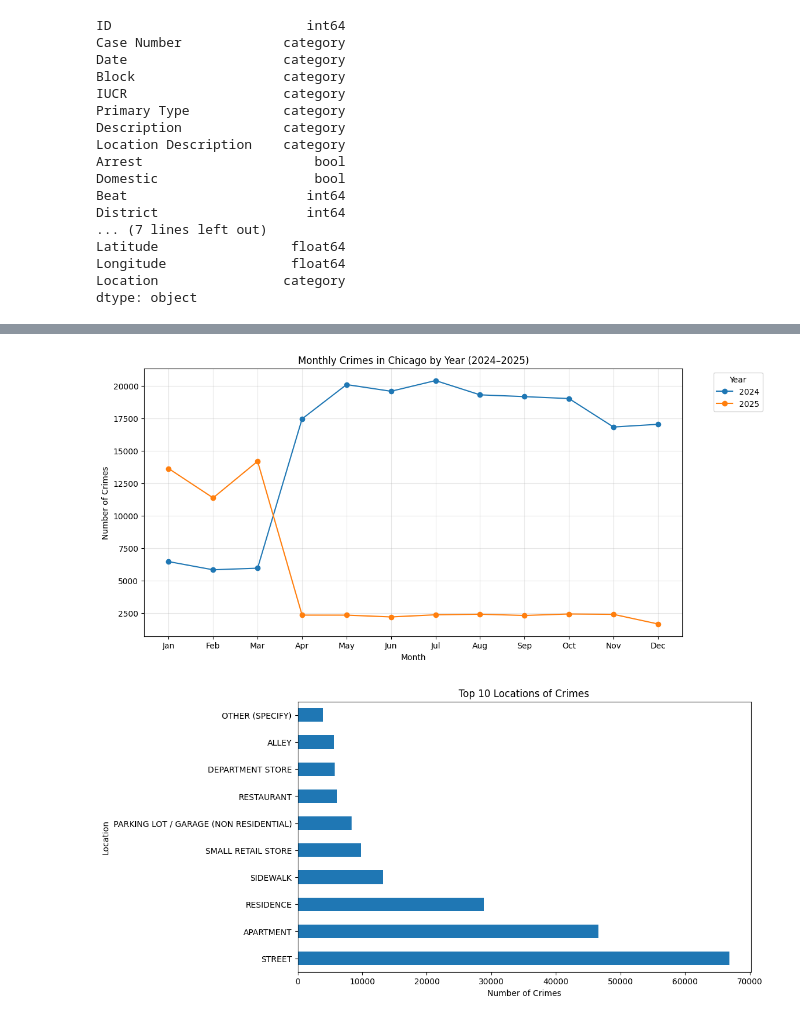
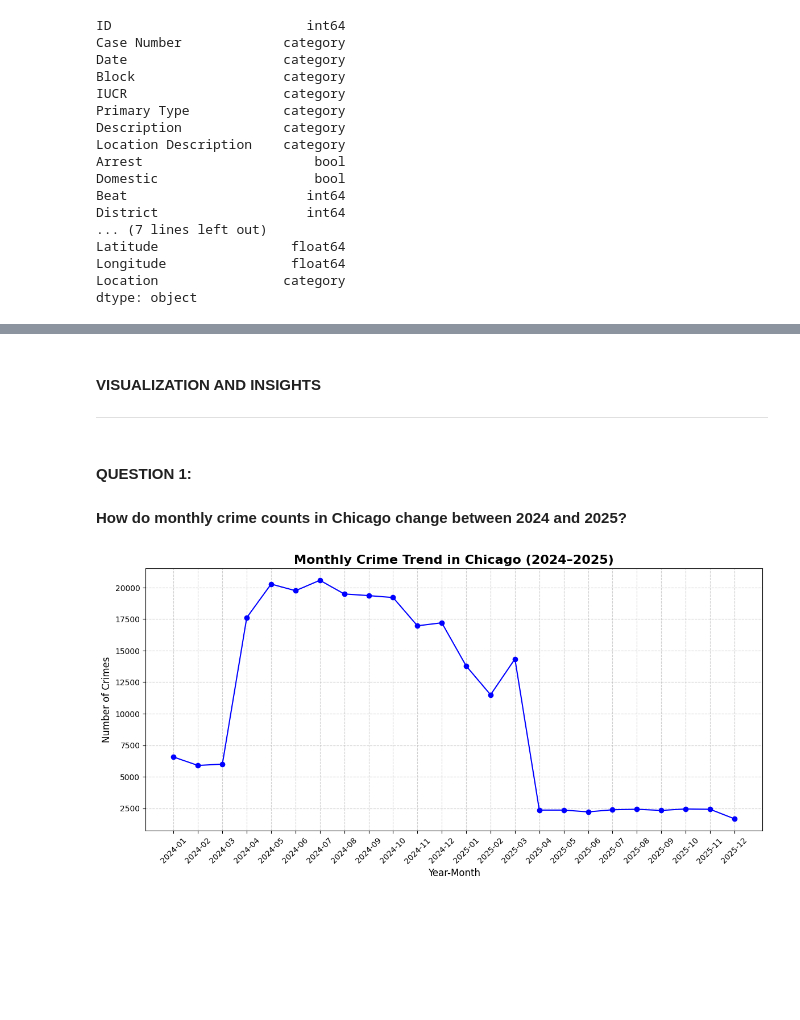
Before and after one commit to Mj-coder13/ELEC303_RAMILO-3B, a Jupyter notebook: HANDS_ON_RAMILO.ipynb, the cells around one changed output, grey strips where cells are left out. Saved outputs shown, nothing was run; the diff lists cells and outputs as text; code cells hidden in the pictures; blank space fills up the shorter version.

```diff
--- a/HANDS_ON_RAMILO.ipynb
+++ b/HANDS_ON_RAMILO.ipynb
@@ -540 +543,6 @@ df['Date'] = pd.to_datetime(df['Date'], dayfirst = True, errors = 'coerce')
+# %%
+df['Year'] = df['Date'].dt.year
+df['Month'] = df['Date'].dt.month
+df['Day'] = df['Date'].dt.day
+df['DayOfWeek'] = df['Date'].dt.dayofweek
 # %%
@@ -603,6 +615,0 @@ Name: Arrest, Length: 246582, dtype: bool>
-# %%
-df = df[df['Arrest'] != '']
-df['Arrest'].value_counts().plot(kind='bar')
-plt.xticks(rotation = 90)
-plt.legend(title="Year", bbox_to_anchor=(1.05,1), loc='upper left')
-plt.show()
@@ -611,35 +616,18 @@ plt.show()
-# %%
-# Ensure datetime format
-df['Date'] = pd.to_datetime(df['Date'])
-df['Year'] = df['Date'].dt.year
-df['Month'] = df['Date'].dt.month
-
-# 1. Group by Year + Month
-monthly_data = df.groupby(['Year', 'Month']).size()
-
-# 2. Unstack for clean plotting
-monthly_data = monthly_data.unstack(level=0)
-
-# 3. Plot with clean formatting
-monthly_data.plot(
-    marker='o', figsize=(12,6),
-    title="Monthly Crimes in Chicago by Year (2024–2025)"
-)
-
-plt.xticks(range(1,13), ['Jan','Feb','Mar','Apr','May','Jun','Jul','Aug','Sep','Oct','Nov','Dec'])
-plt.xlabel("Month")
-plt.ylabel("Number of Crimes")
-plt.legend(title="Year", bbox_to_anchor=(1.05,1), loc='upper left')
-plt.grid(alpha=0.3)
-plt.show()
-# %% [output]
-[figure, removed]
-# %%
-locations = df.groupby('Location Description').size().sort_values(ascending=False).head(10)
-locations.plot(kind='barh', figsize=(10,6))
-plt.title("Top 10 Locations of Crimes")
-plt.xlabel("Number of Crimes")
-plt.ylabel("Location")
-plt.show()
-# %% [output]
-[figure, removed]
+# %% [markdown]
+<h4>VISUALIZATION AND INSIGHTS</h4>
+<HR>
+# %% [markdown]
+<H4>QUESTION 1:</H4>
+<h4>How do monthly crime counts in Chicago change between 2024 and 2025?</h4>
+# %%
+monthly_trend = df.groupby('YearMonth').size().sort_index()
+plt.figure(figsize=(14,6))
+plt.plot(monthly_trend.index.astype(str), monthly_trend.values, marker='o', linestyle='-', color='blue')
+plt.title("Monthly Crime Trend in Chicago (2024–2025)", fontsize=16, fontweight='bold')
+plt.xlabel("Year-Month", fontsize=12)
+plt.ylabel("Number of Crimes", fontsize=12)
+plt.grid(True, linestyle='--', alpha=0.6)
+plt.xticks(rotation=45)
+plt.show()
+# %% [output]
+[figure, added]
```
Also changed, not shown: parts of 74 cells of this notebook.
